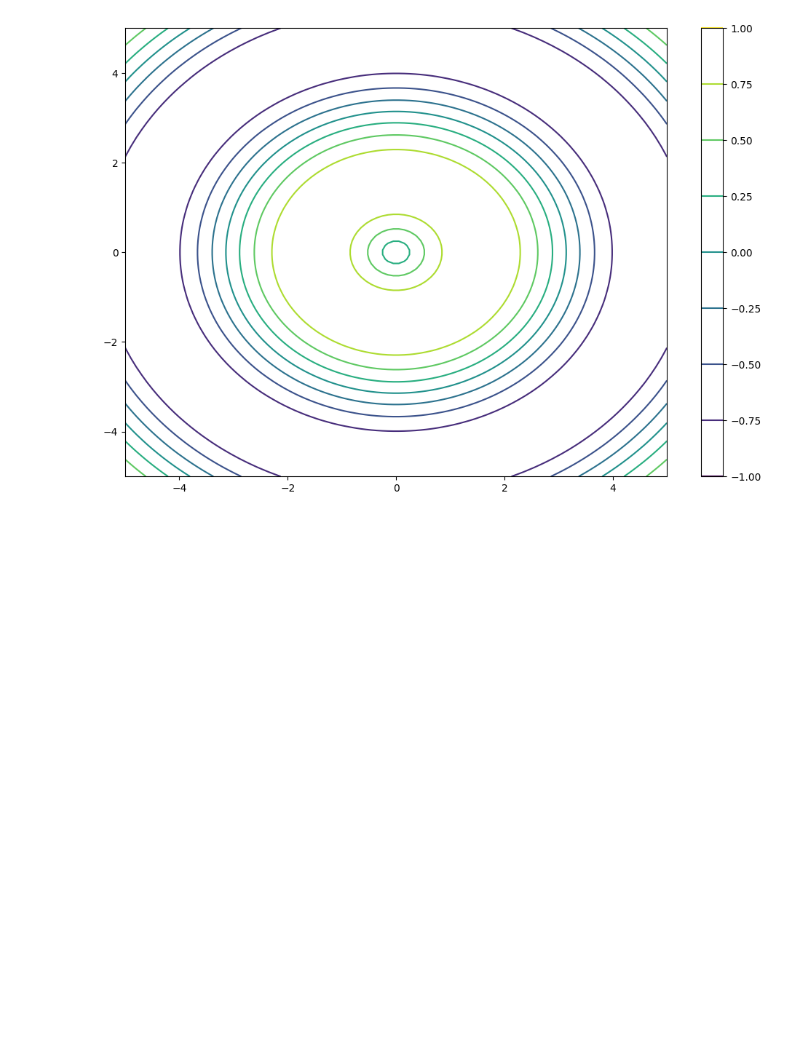
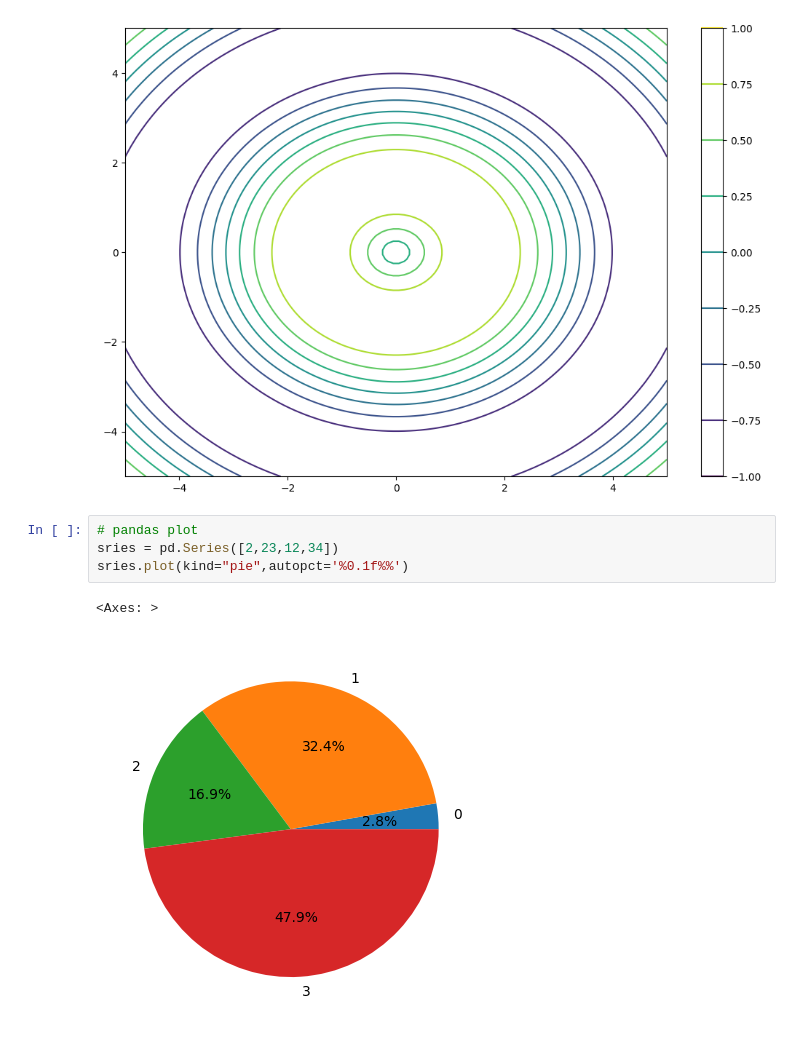
Before and after one commit to Misbahuddin111/Data-visualization, a Jupyter notebook: 24 session advanced matplotlib.ipynb, the cells around one changed output. Saved outputs shown, nothing was run; the diff lists cells and outputs as text; blank space fills up the shorter version.

Commit message:
pandas

```diff
--- a/24 session advanced matplotlib.ipynb
+++ b/24 session advanced matplotlib.ipynb
@@ -143,3 +175,10 @@ fig.colorbar(p)
 plt.show()
 # %% [output]
 [figure]
+# %%
+# pandas plot
+sries = pd.Series([2,23,12,34])
+sries.plot(kind="pie",autopct='%0.1f%%')
+# %% [output]
+<Axes: >
+[figure, added]
```
Also changed, not shown: parts of 21 cells of this notebook.
